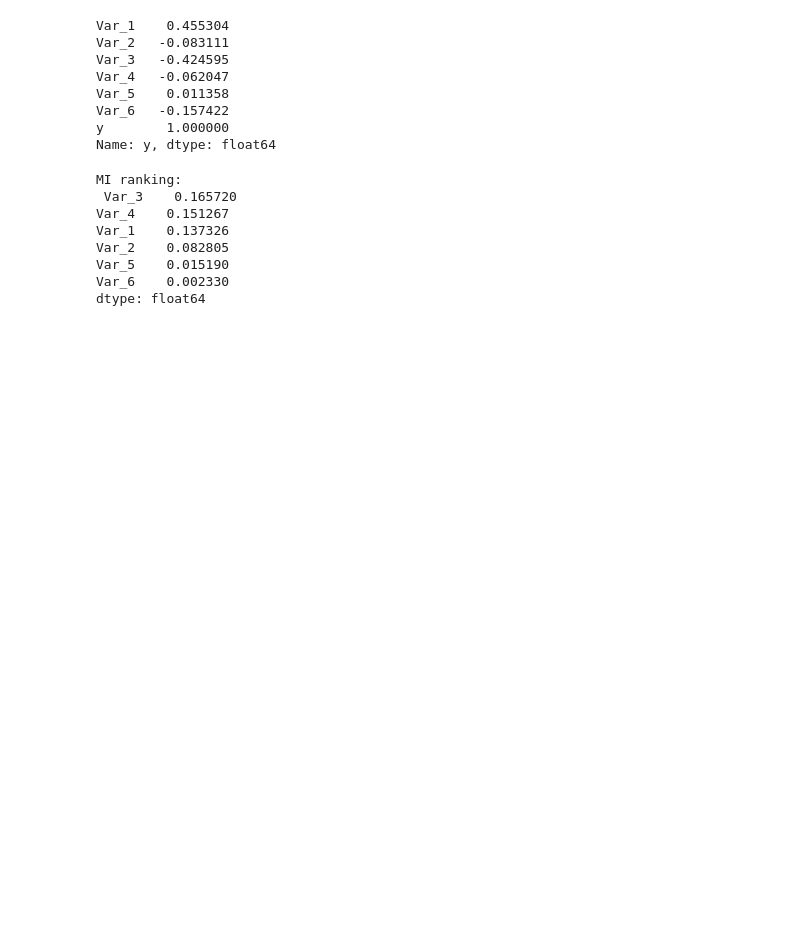
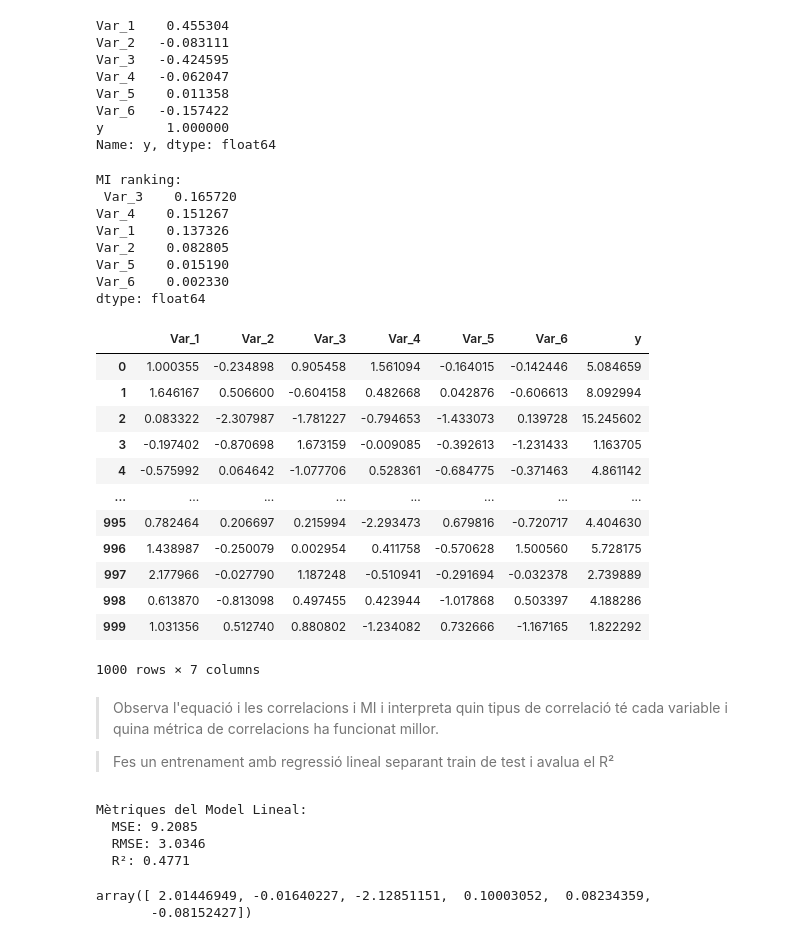
Before and after one commit to Triis98/DissenyIAvaluacioDeModels, a Jupyter notebook: exercicis/supervisats/regressió/regressio polinomica basica.ipynb, the cells around one changed output. Saved outputs shown, nothing was run; the diff lists cells and outputs as text; code cells hidden in the pictures; blank space fills up the shorter version.

```diff
--- a/exercicis/supervisats/regressió/regressio polinomica basica.ipynb
+++ b/exercicis/supervisats/regressió/regressio polinomica basica.ipynb
@@ -100,3 +100,19 @@ Var_2    0.082805
 Var_5    0.015190
 Var_6    0.002330
 dtype: float64
+# %%
+df_final
+# %% [output]
+|  | Var_1 | Var_2 | Var_3 | Var_4 | Var_5 | Var_6 | y |
+| 0 | 1.000355 | -0.234898 | 0.905458 | 1.561094 | -0.164015 | -0.142446 | 5.084659 |
+| 1 | 1.646167 | 0.506600 | -0.604158 | 0.482668 | 0.042876 | -0.606613 | 8.092994 |
+| 2 | 0.083322 | -2.307987 | -1.781227 | -0.794653 | -1.433073 | 0.139728 | 15.245602 |
+| 3 | -0.197402 | -0.870698 | 1.673159 | -0.009085 | -0.392613 | -1.231433 | 1.163705 |
+| 4 | -0.575992 | 0.064642 | -1.077706 | 0.528361 | -0.684775 | -0.371463 | 4.861142 |
+| ... | ... | ... | ... | ... | ... | ... | ... |
+| 995 | 0.782464 | 0.206697 | 0.215994 | -2.293473 | 0.679816 | -0.720717 | 4.404630 |
+| 996 | 1.438987 | -0.250079 | 0.002954 | 0.411758 | -0.570628 | 1.500560 | 5.728175 |
+| 997 | 2.177966 | -0.027790 | 1.187248 | -0.510941 | -0.291694 | -0.032378 | 2.739889 |
+| 998 | 0.613870 | -0.813098 | 0.497455 | 0.423944 | -1.017868 | 0.503397 | 4.188286 |
+| 999 | 1.031356 | 0.512740 | 0.880802 | -1.234082 | 0.732666 | -1.167165 | 1.822292 |
+1000 rows × 7 columns
@@ -102,0 +122,40 @@ dtype: float64
+# %% [markdown]
+> Observa l'equació i les correlacions i MI i interpreta quin tipus de correlació té cada variable i quina métrica de correlacions ha funcionat millor.
+
+> Fes un entrenament amb regressió lineal separant train de test i avalua el R²
+# %%
+from sklearn.linear_model import LinearRegression
+from sklearn.model_selection import train_test_split
+from sklearn.metrics import mean_squared_error, r2_score
+
+X_train, X_test, y_train, y_test = train_test_split(
+    X, y, test_size=0.2, random_state=42
+)
+# Crear un model de regressió lineal
+model = LinearRegression()
+# https://scikit-learn.org/stable/modules/generated/sklearn.linear_model.LinearRegression.html
+
+# Ajustar el model a les dades d'entrenament
+model.fit(X_train, y_train)
+
+# Generar prediccions amb les dades de prova
+y_pred = model.predict(X_test)
+# Avaluar el model utilitzant mètriques
+mse = mean_squared_error(y_test, y_pred)  # Calcular l'Error Quadràtic Mitjà (MSE)
+rmse = np.sqrt(mse)  # Calcular l'Arrel de l'Error Quadràtic Mitjà (RMSE)
+r2 = r2_score(y_test, y_pred)  # Calcular el Coeficient de Determinació (R²)
+# Mostrar mètriques de rendiment del model
+print("\nMètriques del Model Lineal:")
+print(f"  MSE: {mse:.4f}")  # Imprimir l'MSE amb 4 decimals
+print(f"  RMSE: {rmse:.4f}")  # Imprimir l'RMSE amb 4 decimals
+print(f"  R²: {r2:.4f}")  # Imprimir l'R² amb 4 decimals
+# %% [output]
+Mètriques del Model Lineal:
+  MSE: 9.2085
+  RMSE: 3.0346
+  R²: 0.4771
+# %%
+model.coef_
+# %% [output]
+array([ 2.01446949, -0.01640227, -2.12851151,  0.10003052,  0.08234359,
+       -0.08152427])
```
Also changed, not shown: parts of 10 cells of this notebook.
